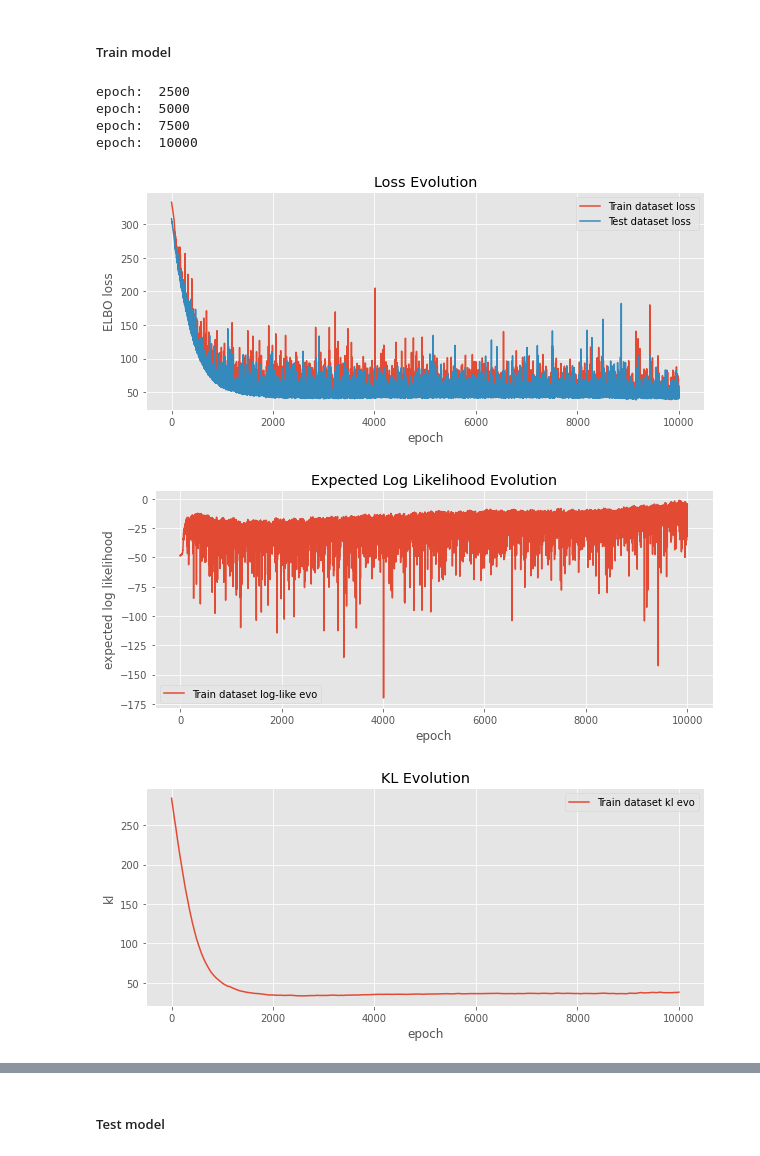
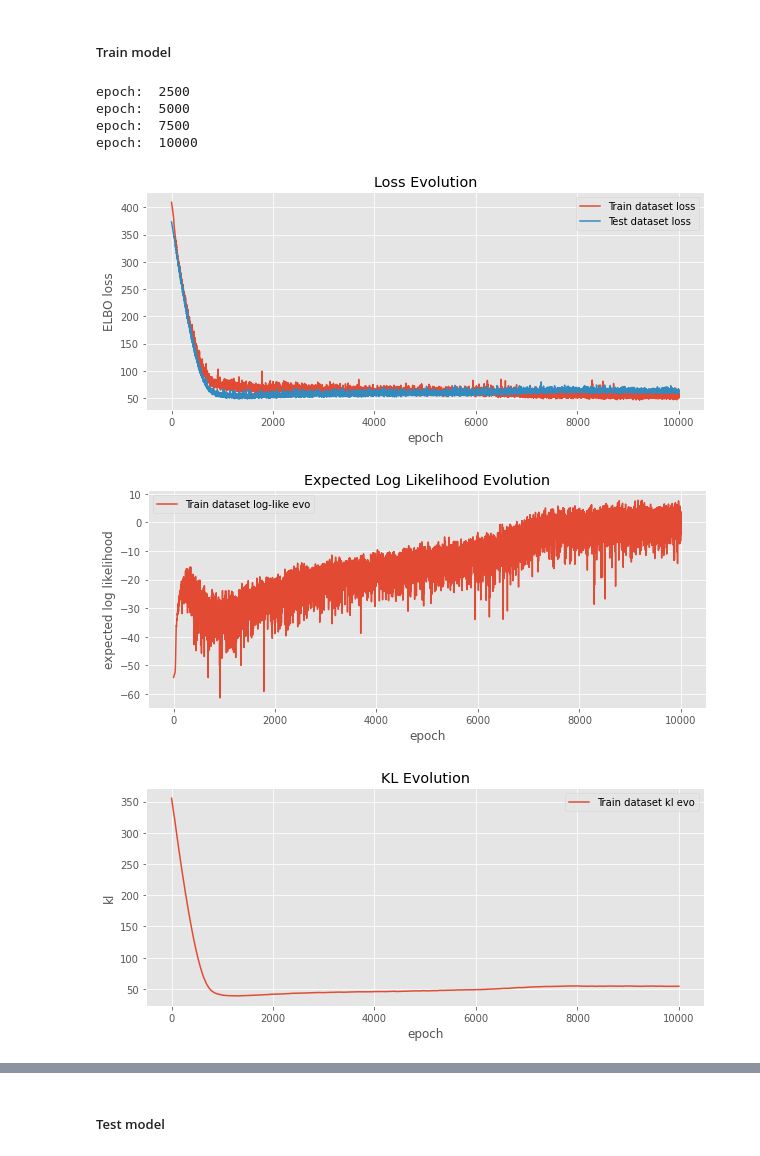
Before and after one commit to Sheev13/bnn-mean-field-vi, a Jupyter notebook: toy_regression.ipynb, the cells around one changed output, grey strips where cells are left out. Saved outputs shown, nothing was run; the diff lists cells and outputs as text; code cells hidden in the pictures.

Commit message:
introduced kl scale hyperparam, added theory, implemented predictive dist

```diff
--- a/toy_regression.ipynb
+++ b/toy_regression.ipynb
@@ -102,7 +102,7 @@ MLP(
 tr_loss_evo = []
 te_loss_evo = []
 
-for _ in range(10000):  # epochs
+for _ in range(1000):  # epochs
     y_tr_pred = model(x_tr)
     l = loss(y_tr_pred, y_tr)
     tr_loss_evo.append(l.item())
@@ -200,14 +202,7 @@ class MeanFieldLayer(nn.Module):
         return weight_kl + bias_kl
 
     def forward(self, x):
-        """Propagates x through this layer by sampling weights from the posterior.
-
-        Args:
-            x (torch.Tensor): Inputs to this layer.
-
-        Returns:
-            torch.Tensor: Outputs of this layer.
-        """
+        """Propagates x through this layer by sampling weights from the posterior"""
         assert (len(x.shape) == 3), "x should be shape (num_samples, batch_size, input_dim)."
         assert x.shape[-1] == self.input_dim
 
@@ -234,7 +229,8 @@ class MeanFieldBNN(nn.Module):
         output_dim,
         activation=nn.ELU(),
         noise_std=1.0,
-        num_samples=1
+        num_samples=1,
+        kl_scale=0.25
     ):
         super(MeanFieldBNN, self).__init__()
         self.input_dim = input_dim
@@ -243,6 +239,7 @@ class MeanFieldBNN(nn.Module):
         self.activation = activation
         self.log_noise_var = nn.Parameter(torch.log(torch.tensor(noise_std**2)), requires_grad=True)
         self.num_samples = num_samples
+        self.kl_scale = torch.tensor(kl_scale)
 
         self.network = nn.ModuleList()
         for i in range(len(hidden_dims) + 1):
@@ -292,17 +289,18 @@ class MeanFieldBNN(nn.Module):
         """Computes the KL divergence between the approximate posterior and the prior for the network."""
         return sum([layer.kl() for layer in self.network if isinstance(layer, MeanFieldLayer)])
 
-    def loss(self, y_pred, y):
+    def loss(self, x, y):
         """Computes the ELBO and returns its negative"""
 
+        y_pred = self.forward(x)
+
         exp_ll = self.ll(y, y_pred)
-        ##### manually scale the kl term to avoid kl domination #####
-        kl = self.kl()/5
+        kl = self.kl() * self.kl_scale
 
-        # return - exp_ll, exp_ll, exp_ll
         return kl - exp_ll, exp_ll, kl
 # %%
-bnn_model = MeanFieldBNN(1, [20, 20], 1, num_samples=1)
+bnn_model = MeanFieldBNN(1, [20, 20], 1, num_samples=8, kl_scale=0.25)
+# note that kl_scale depends heavily on the architecture
 print(bnn_model)
 
 opt = torch.optim.Adam(
@@ -337,19 +335,19 @@ for epoch in range(1, 10001):  # epochs
         print('epoch: ', epoch)
     opt.zero_grad()
 
-    y_tr_pred = bnn_model(x_tr)
-    l, ll, kl = bnn_model.loss(y_tr_pred, y_tr)
+    l, ll, kl = bnn_model.loss(x_tr, y_tr)
     tr_loss_evo.append(l.item())
     tr_ll_evo.append(ll.item())
     tr_kl_evo.append(kl.item())
-    tr_mse_loss_evo.append(aux_loss(y_tr_pred, y_tr.unsqueeze(0)).item())
+    tr_mse_loss_evo.append(aux_loss(bnn_model(x_tr), y_tr.unsqueeze(0)).item())
 
-    y_te_pred = bnn_model(x_te)
-    te_loss_evo.append(bnn_model.loss(y_te_pred, y_te)[0].item())
-    te_mse_loss_evo.append(aux_loss(y_te_pred, y_te.unsqueeze(0)).item())
+    te_loss_evo.append(bnn_model.loss(x_te, y_te)[0].item())
+    te_mse_loss_evo.append(aux_loss(bnn_model(x_te), y_te.unsqueeze(0)).item())
 
     l.backward()
     opt.step()
+
+plt.rcParams["figure.figsize"] = (10, 4)
 
 plt.plot(tr_loss_evo, label='Train dataset loss')
 plt.plot(te_loss_evo, label='Test dataset loss')
@@ -358,33 +356,33 @@ plt.xlabel('epoch')
 plt.legend()
 plt.title('Loss Evolution')
 plt.show()
 
 plt.plot(tr_ll_evo, label='Train dataset log-like evo')
 plt.ylabel('expected log likelihood')
 plt.xlabel('epoch')
 plt.legend()
 plt.title('Expected Log Likelihood Evolution')
 plt.show()
 
 plt.plot(tr_kl_evo, label='Train dataset kl evo')
 plt.ylabel('kl')
 plt.xlabel('epoch')
 plt.legend()
 plt.title('KL Evolution')
 plt.show()
 
 plt.plot(tr_mse_loss_evo, label='Train dataset')
 plt.plot(te_mse_loss_evo, label='Test dataset')
 plt.ylabel('MSE')
 plt.xlabel('epoch')
 plt.legend()
 plt.title('MSE Evolution')
 plt.show()
 # %% [output]
 epoch:  2500
 epoch:  5000
 epoch:  7500
 epoch:  10000
-[figure, old version]
+[figure, new version]
-[figure, old version]
+[figure, new version]
-[figure, old version]
+[figure, new version]
```
Also changed, not shown: parts of 7 cells of this notebook.
